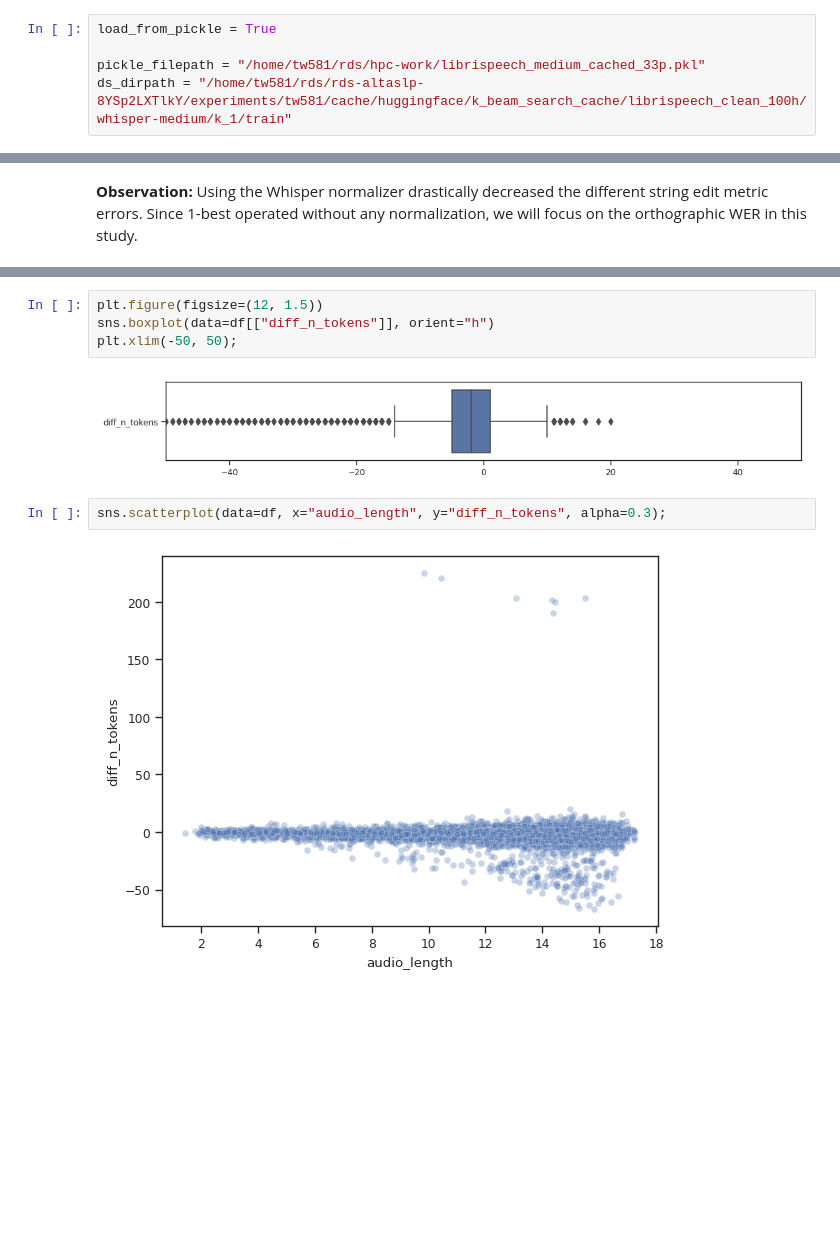
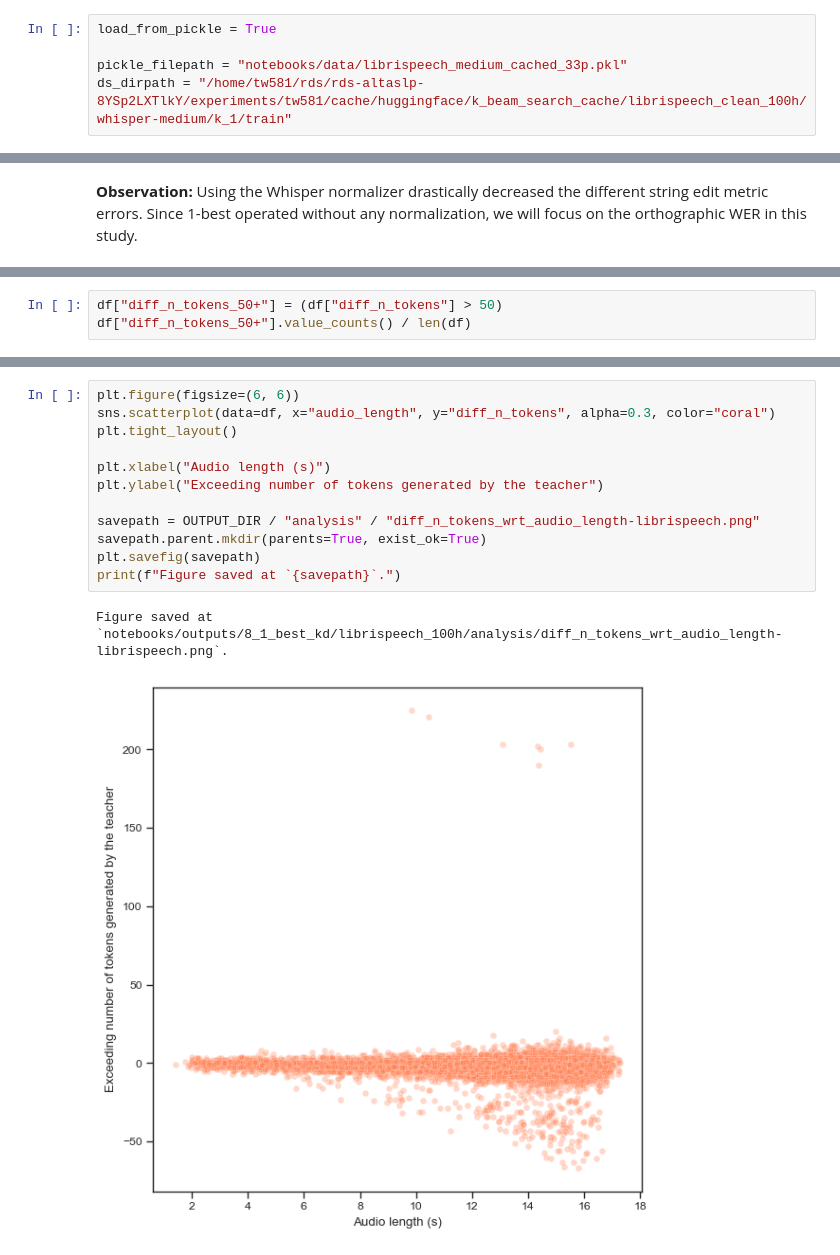
Before and after one commit to tonywu71/distilling-and-forgetting-in-large-pre-trained-models, a Jupyter notebook: notebooks/analyze_whisper_hallucinations-medium-librispeech.ipynb, the cells around one changed output, grey strips where cells are left out. Saved outputs shown, nothing was run; the diff lists cells and outputs as text; blank space fills up the shorter version.

```diff
--- a/notebooks/analyze_whisper_hallucinations-medium-librispeech.ipynb
+++ b/notebooks/analyze_whisper_hallucinations-medium-librispeech.ipynb
@@ -38,7 +38,7 @@ OUTPUT_DIR.mkdir(parents=True, exist_ok=True)
 # %%
 load_from_pickle = True
 
-pickle_filepath = "/home/tw581/rds/hpc-work/librispeech_medium_cached_33p.pkl"
+pickle_filepath = "notebooks/data/librispeech_medium_cached_33p.pkl"
 ds_dirpath = "/home/tw581/rds/rds-altaslp-8YSp2LXTlkY/experiments/tw581/cache/huggingface/k_beam_search_cache/librispeech_clean_100h/whisper-medium/k_1/train"
 # %% [markdown]
 ## Load tokenizer
@@ -140,0 +155,3 @@ Figure saved at `notebooks/outputs/8_1_best_kd/librispeech_100h/analysis/n_token
+# %%
+df["diff_n_tokens_50+"] = (df["diff_n_tokens"] > 50)
+df["diff_n_tokens_50+"].value_counts() / len(df)
@@ -152,10 +199,15 @@ Figure saved at `notebooks/outputs/8_1_best_kd/librispeech_100h/analysis/boxplot
-# %%
-plt.figure(figsize=(12, 1.5))
-sns.boxplot(data=df[["diff_n_tokens"]], orient="h")
-plt.xlim(-50, 50);
-# %% [output]
-[figure, removed]
 # %%
-sns.scatterplot(data=df, x="audio_length", y="diff_n_tokens", alpha=0.3);
+plt.figure(figsize=(6, 6))
+sns.scatterplot(data=df, x="audio_length", y="diff_n_tokens", alpha=0.3, color="coral")
+plt.tight_layout()
+
+plt.xlabel("Audio length (s)")
+plt.ylabel("Exceeding number of tokens generated by the teacher")
+
+savepath = OUTPUT_DIR / "analysis" / "diff_n_tokens_wrt_audio_length-librispeech.png"
+savepath.parent.mkdir(parents=True, exist_ok=True)
+plt.savefig(savepath)
+print(f"Figure saved at `{savepath}`.")
 # %% [output]
+Figure saved at `notebooks/outputs/8_1_best_kd/librispeech_100h/analysis/diff_n_tokens_wrt_audio_length-librispeech.png`.
-[figure, old version]
+[figure, new version]
```
Also changed, not shown: parts of 10 cells of this notebook, 2 other files.
